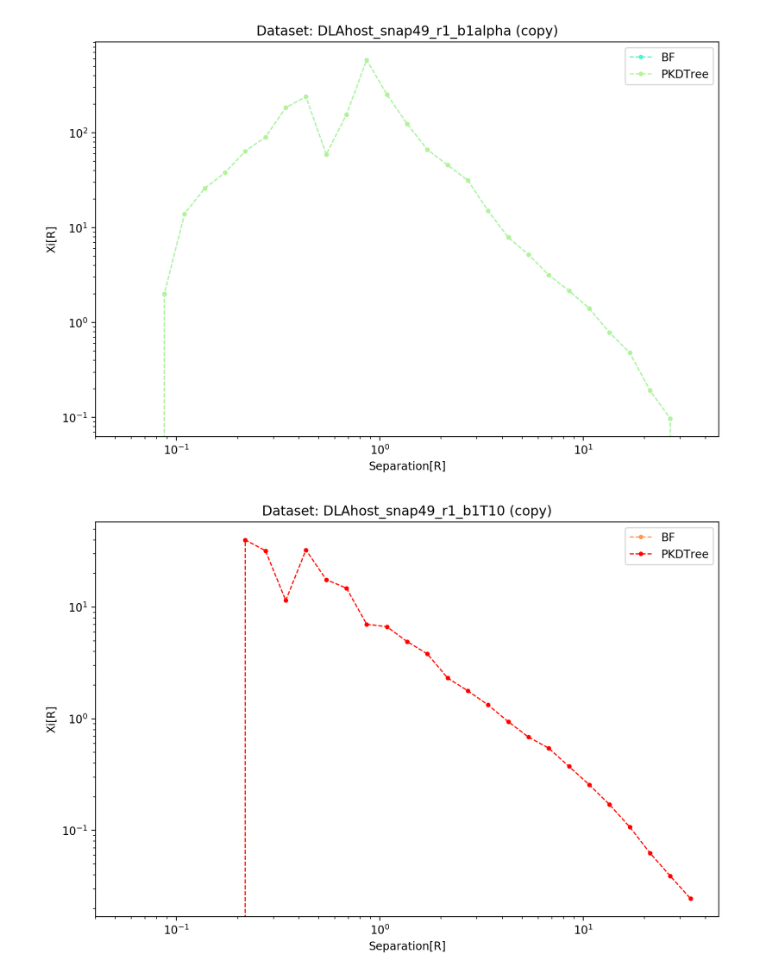
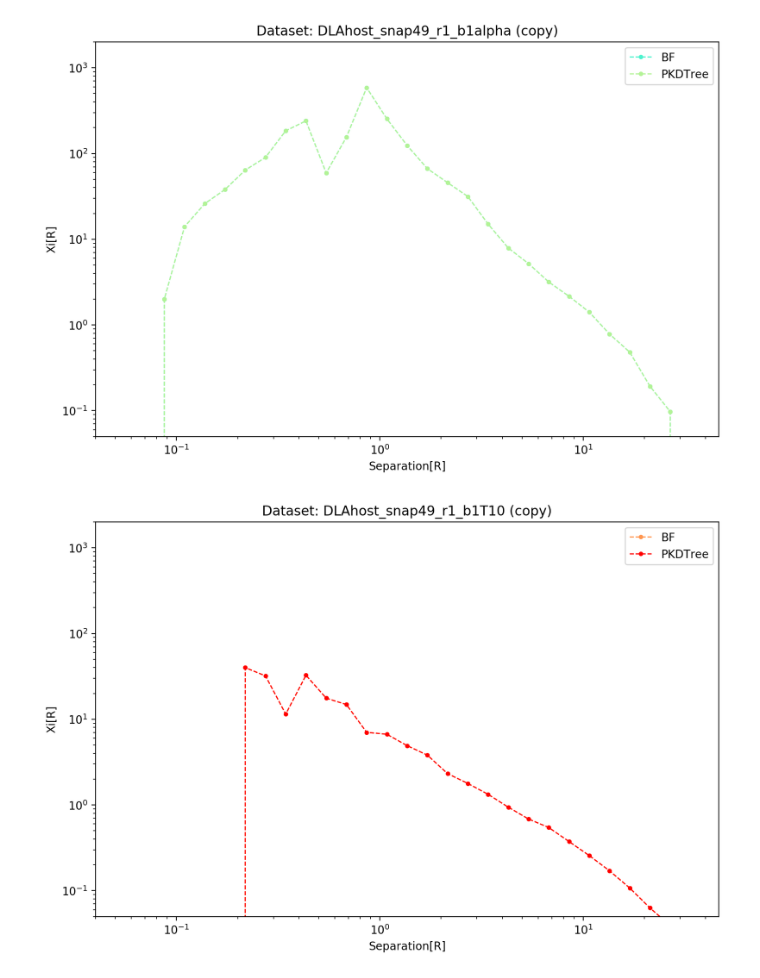
Before and after one commit to Vidhate/TwoPointCorrelation, a Jupyter notebook: Comparison Plots/Plots.ipynb, the cells around one changed output. Saved outputs shown, nothing was run; the diff lists cells and outputs as text; code cells hidden in the pictures.

```diff
--- a/Comparison Plots/Plots.ipynb
+++ b/Comparison Plots/Plots.ipynb
@@ -50,6 +50,7 @@ for i in range(0,len(fileNames)):
     plt.ylabel("Xi[R]")
     plt.xscale("log")
     plt.yscale("log")
+    plt.ylim(0.05,2000)
     figureNum+=1
     plt.savefig('set'+str(setNumber)+'_'+fileNames[i]+'.png', bbox_inches='tight')
 plt.show()
@@ -58,2 +59,2 @@ plt.show()
-[figure, old version]
+[figure, new version]
-[figure, old version]
+[figure, new version]
```
Also changed, not shown: parts of 1 cell of this notebook, 7 other files.
